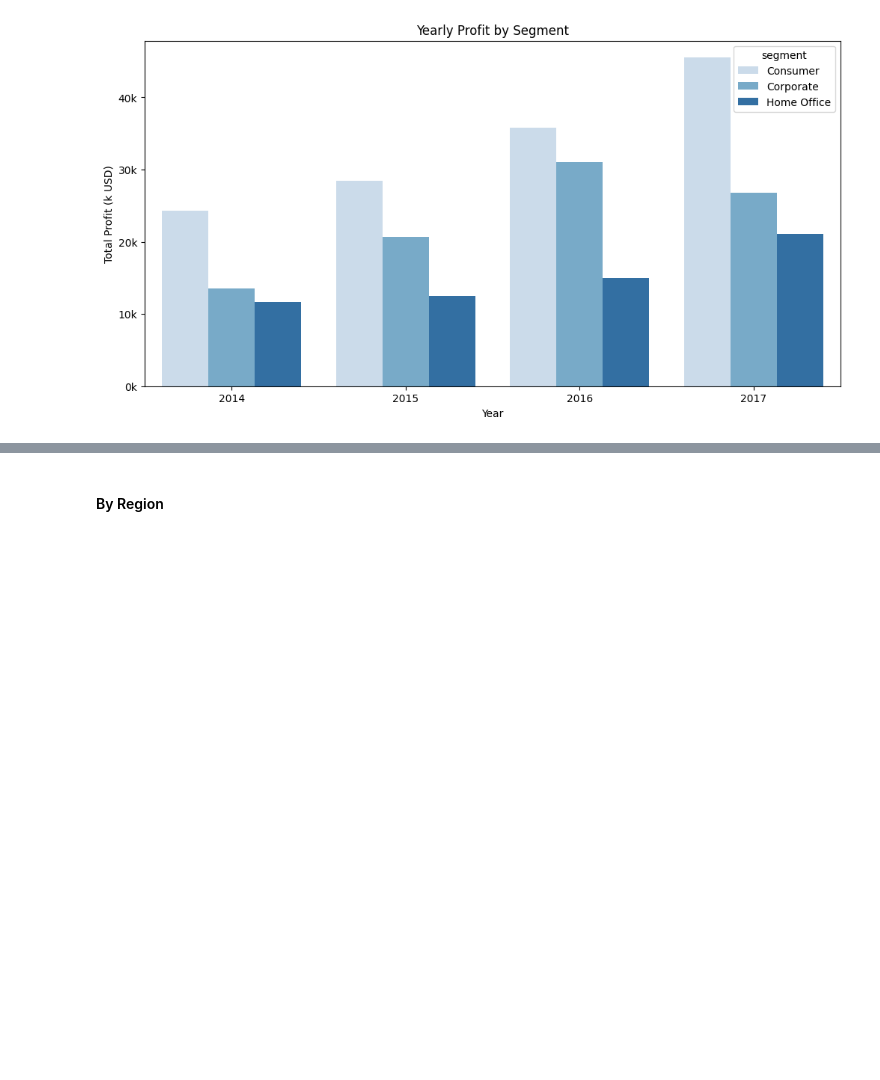
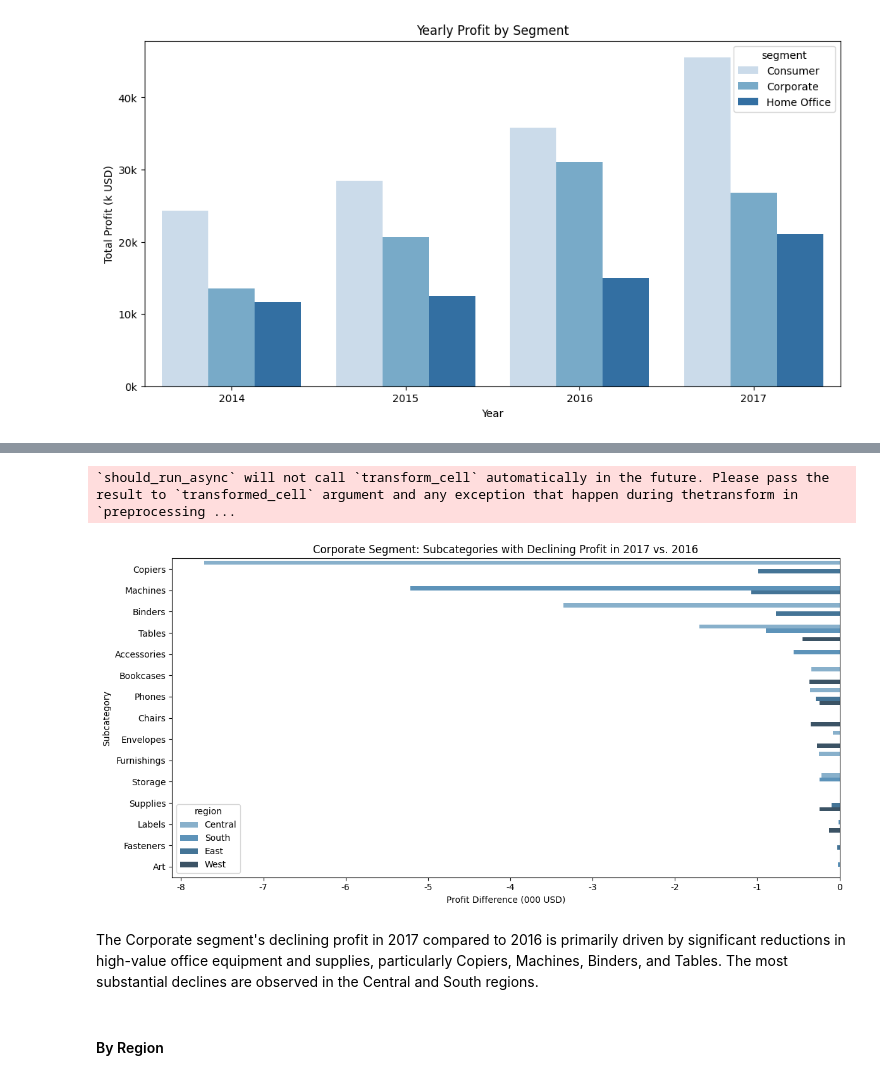
Before and after one commit to tandhiny/Phyton_Class, a Jupyter notebook: Phyton_Project.ipynb, the cells around one changed output, grey strips where cells are left out. Cells and saved outputs as stored; diff of their text form; code cells hidden in the pictures; blank space fills up the shorter version.

```diff
--- a/Phyton_Project.ipynb
+++ b/Phyton_Project.ipynb
@@ -717,3 +735,39 @@ plt.show()
+# %%
+# Filter data for the corporate segment and years 2016 and 2017
+corporate_df = df[(df['segment'] == 'Corporate') & (df['year'].isin([2016, 2017]))]
+
+# Group by year, region, and subcategory, then calculate total profit
+profit_by_year_region_subcategory = corporate_df.groupby(['year', 'region', 'sub_category'])['profit'].sum().reset_index()
+
+# Pivot the data to have years as columns and region, subcategories as rows
+profit_pivot = profit_by_year_region_subcategory.pivot_table(index=['region', 'sub_category'], columns='year', values='profit')
+
+# Calculate the profit difference between 2017 and 2016
+profit_pivot['profit_diff'] = profit_pivot[2017] - profit_pivot[2016]
+
+# Sort by profit difference in descending order to highlight the biggest declines
+profit_pivot = profit_pivot.sort_values(by=['profit_diff'])
+
+# Filter for subcategories with declining profit (profit_diff < 0)
+declining_profit_subcategories = profit_pivot[profit_pivot['profit_diff'] < 0]
+
+# Create a bar chart to visualize the declining profit by region and subcategory
+plt.figure(figsize=(12, 6))
+ax = sns.barplot(x='profit_diff', y='sub_category', hue='region', data=declining_profit_subcategories.reset_index(), palette="Blues_d")
+plt.title('Corporate Segment: Subcategories with Declining Profit in 2017 vs. 2016')
+plt.xlabel('Profit Difference (000 USD)')
+plt.ylabel('Subcategory')
+
+# Format y-axis labels to display in '000 USD'
+ax.xaxis.set_major_formatter(mtick.FuncFormatter(lambda x, pos: f'{x/1000:.0f}'))
+
+plt.tight_layout()
+plt.show()
+# %% [output]
+`should_run_async` will not call `transform_cell` automatically in the future. Please pass the result to `transformed_cell` argument and any exception that happen during thetransform in `preprocessing ...
+[figure, added]
+# %% [markdown]
+The Corporate segment's declining profit in 2017 compared to 2016 is primarily driven by significant reductions in high-value office equipment and supplies, particularly Copiers, Machines, Binders, and Tables. The most substantial declines are observed in the Central and South regions.
 # %% [markdown]
 #### By Region
 # %%
```
Also changed, not shown: parts of 18 cells of this notebook.
